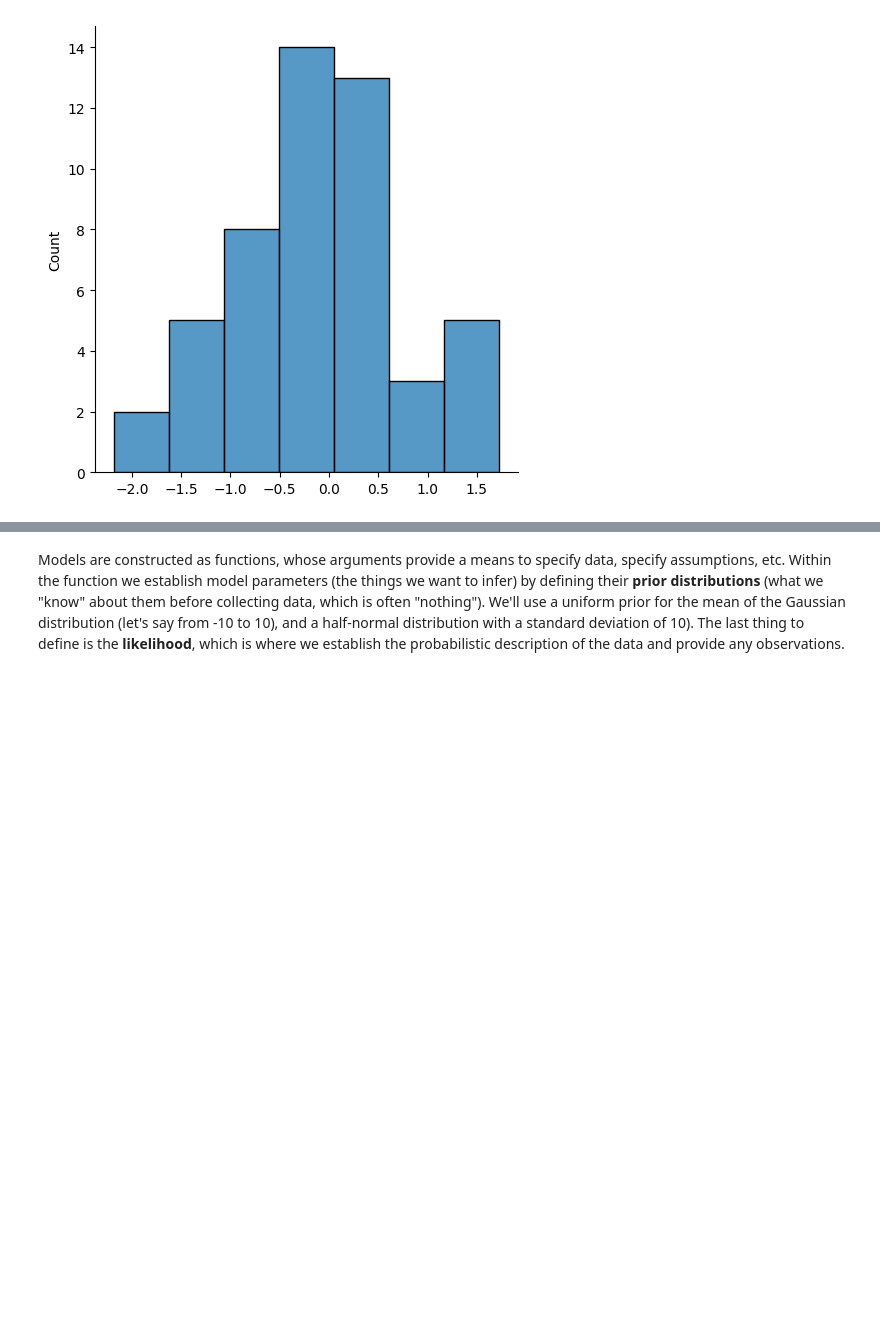
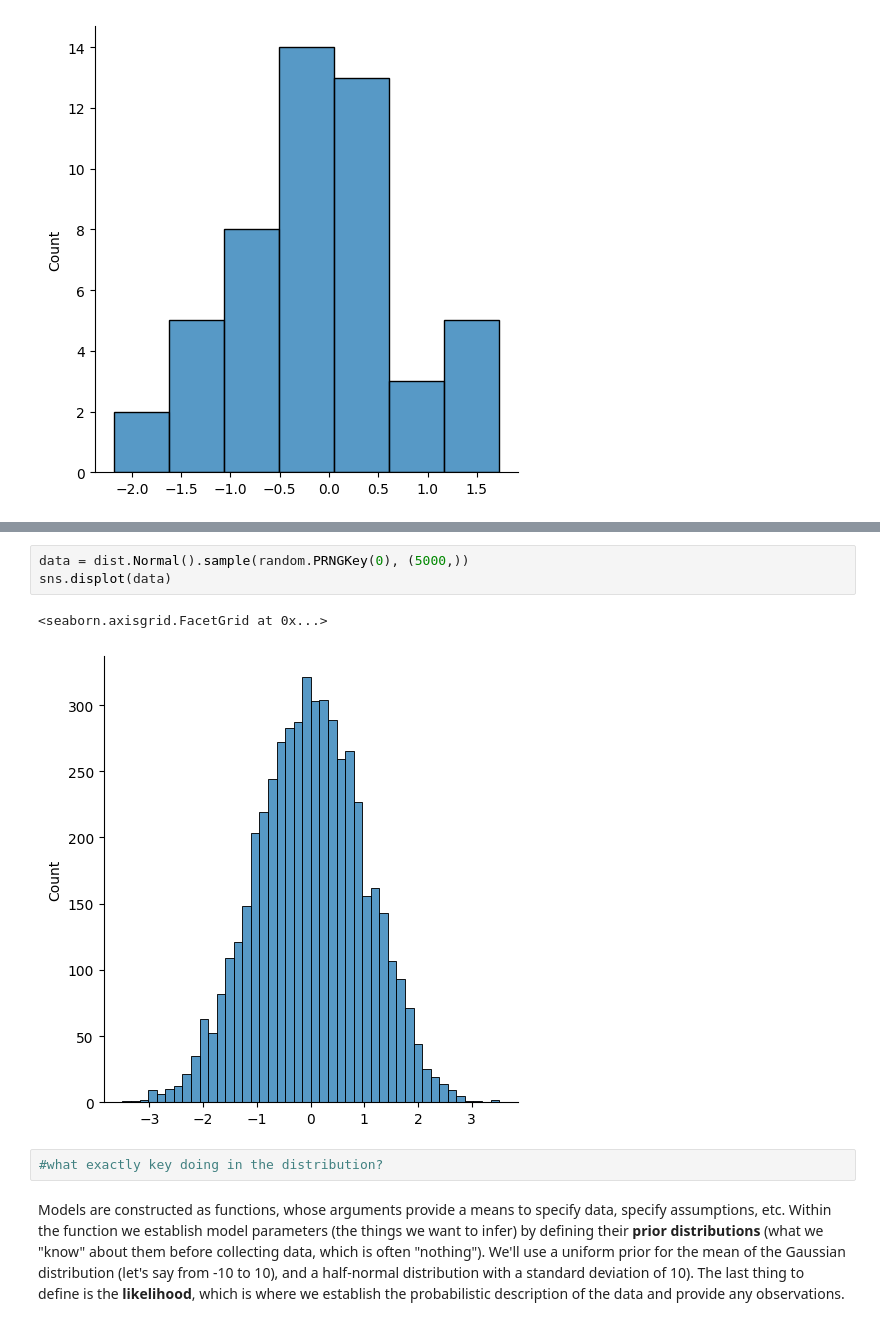
Before and after one commit to R-bna/sci-comp-ii-fall24, a Jupyter notebook: Working/Intro to NumPyro.ipynb, the cells around one changed output, grey strips where cells are left out. Drawn from its saved outputs; the diff is of its cells as text; blank space fills up the shorter version.

```diff
--- a/Working/Intro to NumPyro.ipynb
+++ b/Working/Intro to NumPyro.ipynb
@@ -88,3 +117,11 @@ sns.displot(data)
+# %%
+data = dist.Normal().sample(random.PRNGKey(0), (5000,))
+sns.displot(data)
+# %% [output]
+<seaborn.axisgrid.FacetGrid at 0x...>
+[figure, added]
+# %%
+#what exactly key doing in the distribution?
 # %% [markdown]
 Models are constructed as functions, whose arguments provide a means to specify data, specify assumptions, etc. Within the function we establish model parameters (the things we want to infer) by defining their **prior distributions** (what we "know" about them before collecting data, which is often "nothing").  We'll use a uniform prior for the mean of the Gaussian distribution (let's say from -10 to 10), and a half-normal distribution with a standard deviation of 10).  The last thing to define is the **likelihood**, which is where we establish the probabilistic description of the data and provide any observations.
 # %%
```
Also changed, not shown: parts of 5 cells of this notebook.
